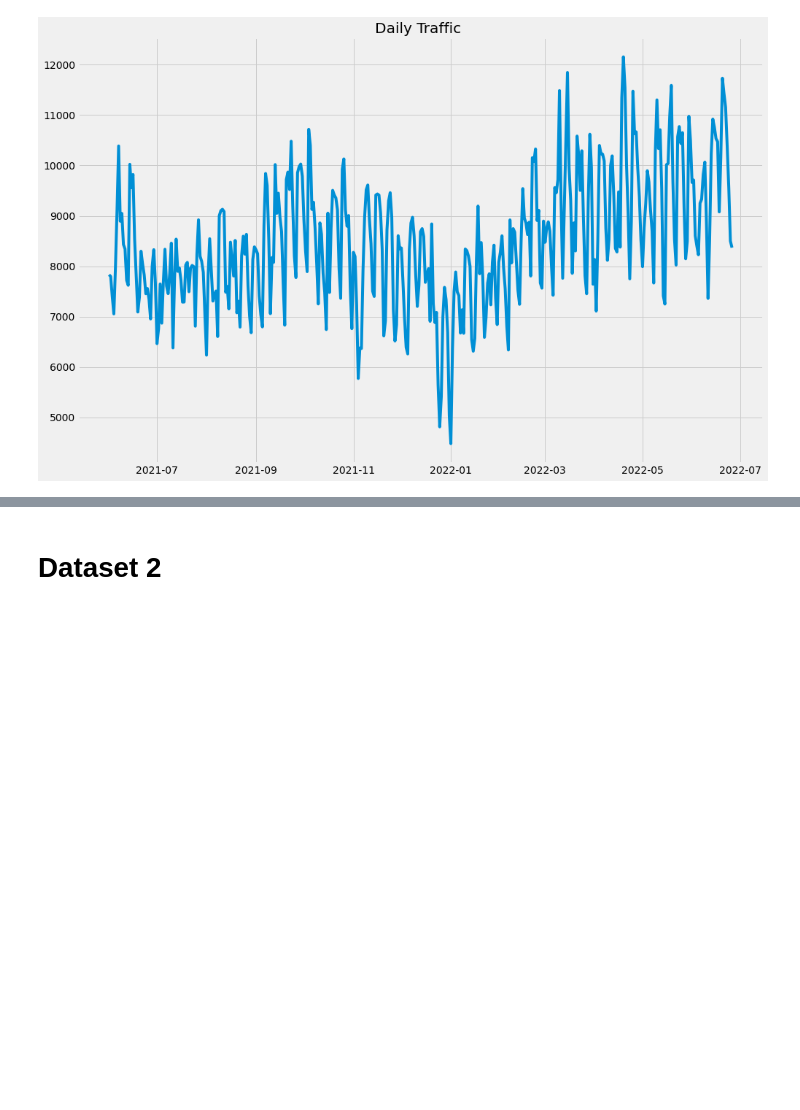
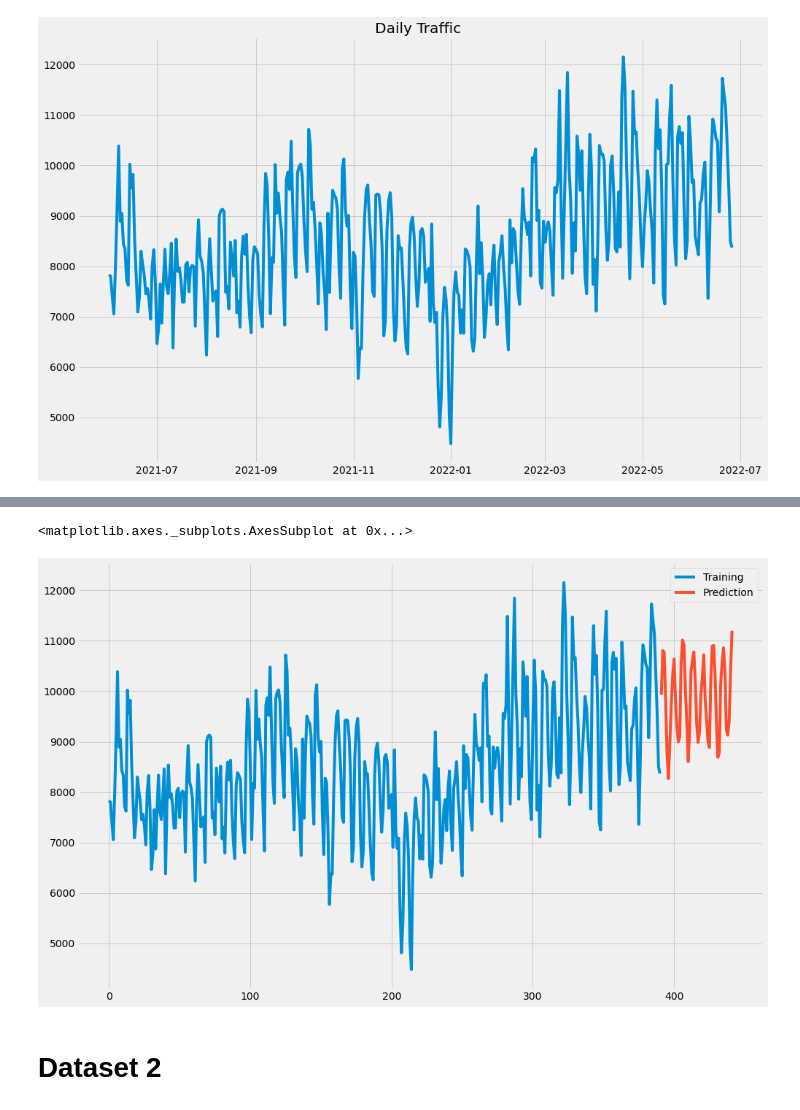
Before and after one commit to prathyuma-08/Website-Traffic-Forecasting, a Jupyter notebook: Website_traffic_forecasting.ipynb, the cells around one changed output, grey strips where cells are left out. Drawn from its saved outputs; the diff is of its cells as text; code cells hidden in the pictures; blank space fills up the shorter version.

Commit message:
Predicted for dataset 1

```diff
--- a/Website_traffic_forecasting.ipynb
+++ b/Website_traffic_forecasting.ipynb
@@ -62,0 +91,7 @@ plt.show()
+# %%
+#Train the SARIMA model
+
+p,d,q = 5,1,2
+model = sm.tsa.statespace.SARIMAX(df.Views,order=(p,d,q),seasonal_order=(p,d,q,12))
+model = model.fit()
+print(model.summary())
@@ -62,0 +116,3 @@ plt.show()
+# %%
+predictions = model.predict(len(df),len(df)+50)
+print(predictions)
@@ -63,3 +137,9 @@ plt.show()
+# %%
+df["Views"].plot(legend=True, label="Training", figsize=(15,10))
+predictions.plot(legend=True, label="Prediction")
+# %% [output]
+<matplotlib.axes._subplots.AxesSubplot at 0x...>
+[figure, added]
 # %% [markdown]
 # Dataset 2
 # %%
```
Also changed, not shown: parts of 6 cells of this notebook.
